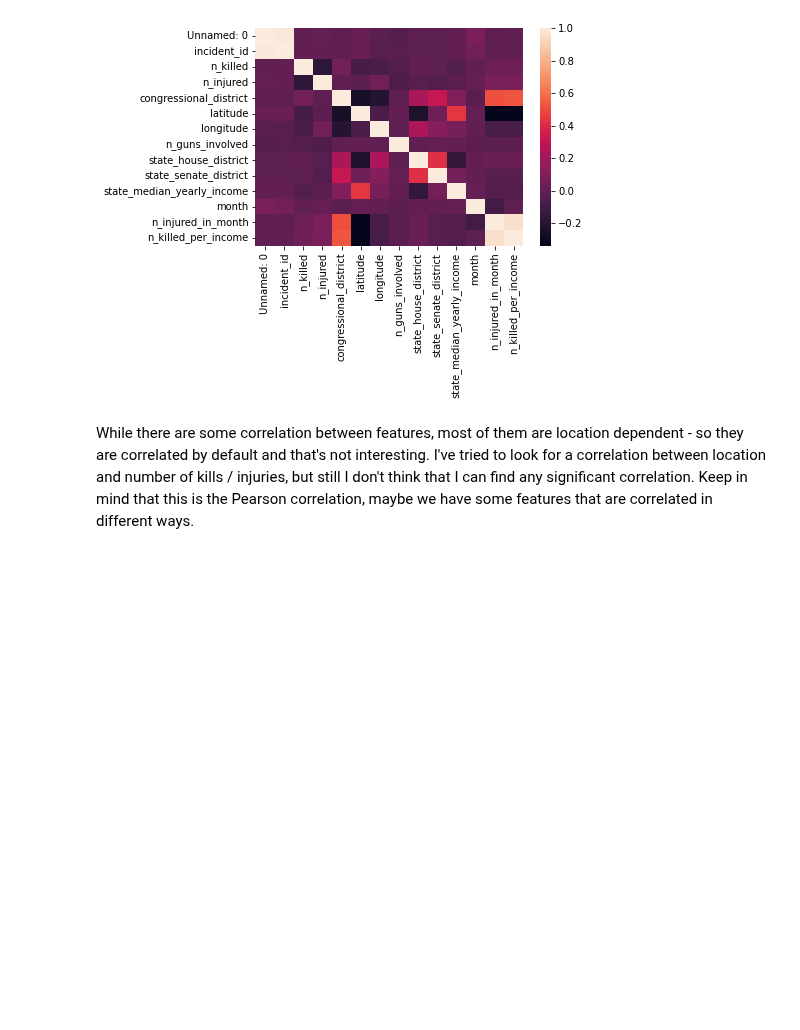
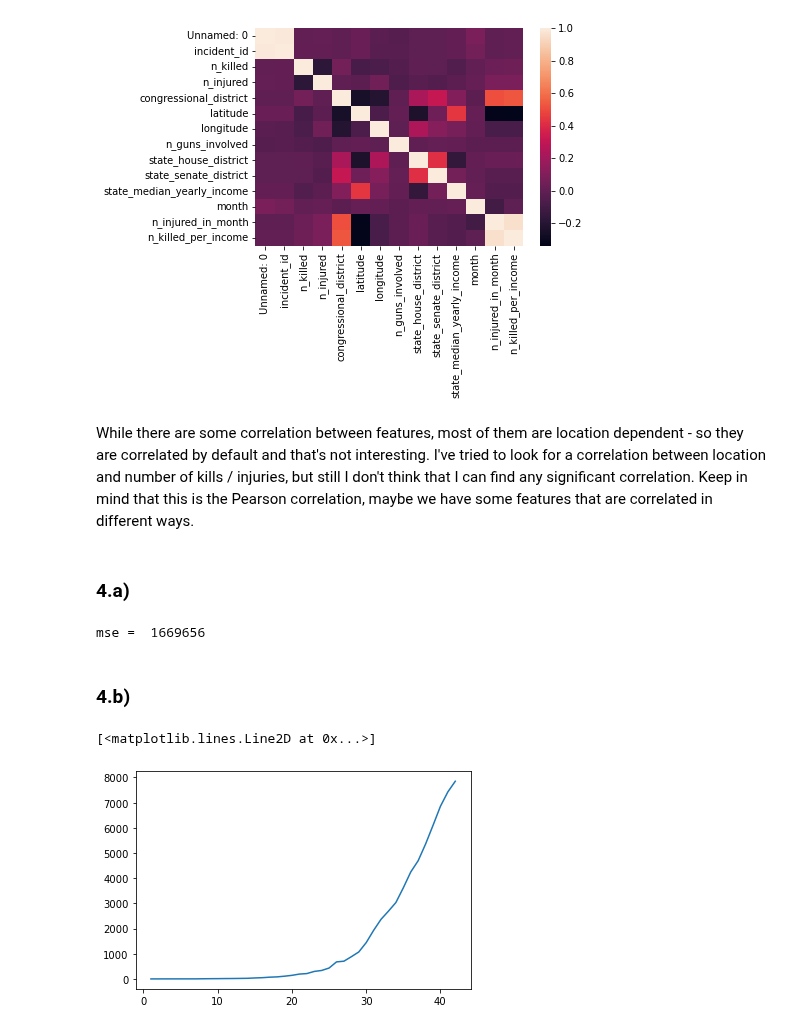
Before and after one commit to razbareli/Applied-Competitive-Lab-in-Data-Science-67818, a Jupyter notebook: week2/sol2.ipynb, the cells around one changed output. Drawn from its saved outputs; the diff is of its cells as text; code cells hidden in the pictures; blank space fills up the shorter version.

```diff
--- a/week2/sol2.ipynb
+++ b/week2/sol2.ipynb
@@ -436,3 +438,5 @@ sns.heatmap(pd.DataFrame(df).corr())
 [figure]
 # %% [markdown]
 While there are some correlation between features, most of them are location dependent - so they are correlated by default and that's not interesting. I've tried to look for a correlation between location and number of kills / injuries, but still I don't think that I can find any significant correlation. Keep in mind that this is the Pearson correlation, maybe we have some features that are correlated in different ways.
+# %% [markdown]
+### 4.a)
@@ -438,0 +446,18 @@ While there are some correlation between features, most of them are location dep
+# %%
+df = pd.read_csv("covid_data.csv")
+X = np.array(df['day_num']).reshape(-1, 1)
+y = np.array(df['detected']).reshape(-1, 1)
+# %%
+lin = LinearRegression()
+lin.fit(X, y)
+pred = lin.predict(X)
+print("mse = ", round(mean_squared_error(y, pred)))
+# %% [output]
+mse =  1669656
+# %% [markdown]
+### 4.b)
+# %%
+plt.plot(df['day_num'], df['detected'])
+# %% [output]
+[<matplotlib.lines.Line2D at 0x...>]
+[figure, added]
```
Also changed, not shown: parts of 6 cells of this notebook.
